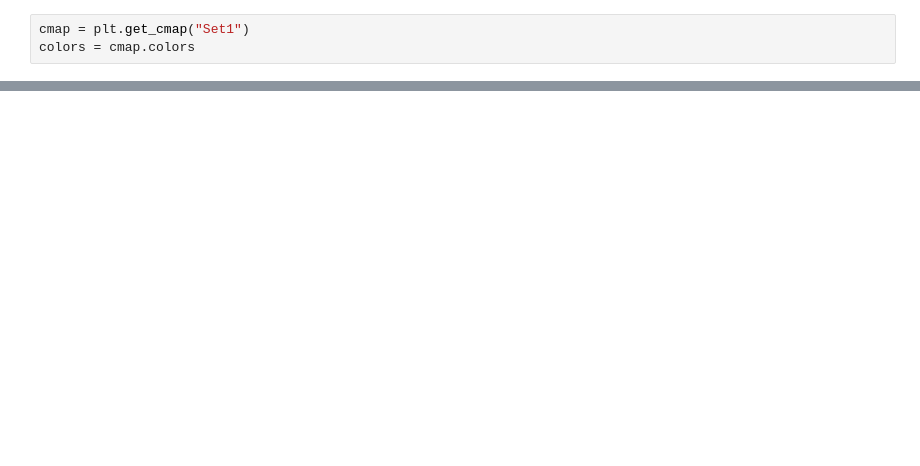
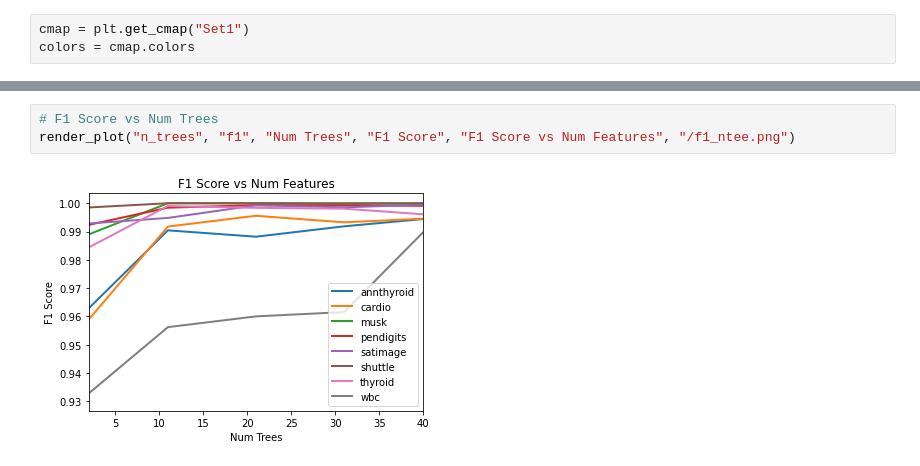
Before and after one commit to PeterVanNostrand/FACET, a Jupyter notebook: figures/vary-ntrees/vary_ntrees.ipynb, the cells around one changed output, grey strips where cells are left out. Drawn from its saved outputs; the diff is of its cells as text; blank space fills up the shorter version.

```diff
--- a/figures/vary-ntrees/vary_ntrees.ipynb
+++ b/figures/vary-ntrees/vary_ntrees.ipynb
@@ -63,0 +64,5 @@ plt.savefig("f1_ntrees.png")
+# %%
+# F1 Score vs Num Trees
+render_plot("n_trees", "f1", "Num Trees", "F1 Score", "F1 Score vs Num Features", "/f1_ntee.png")
+# %% [output]
+[figure, added]
```
Also changed, not shown: parts of 10 cells of this notebook, 39 other files.
